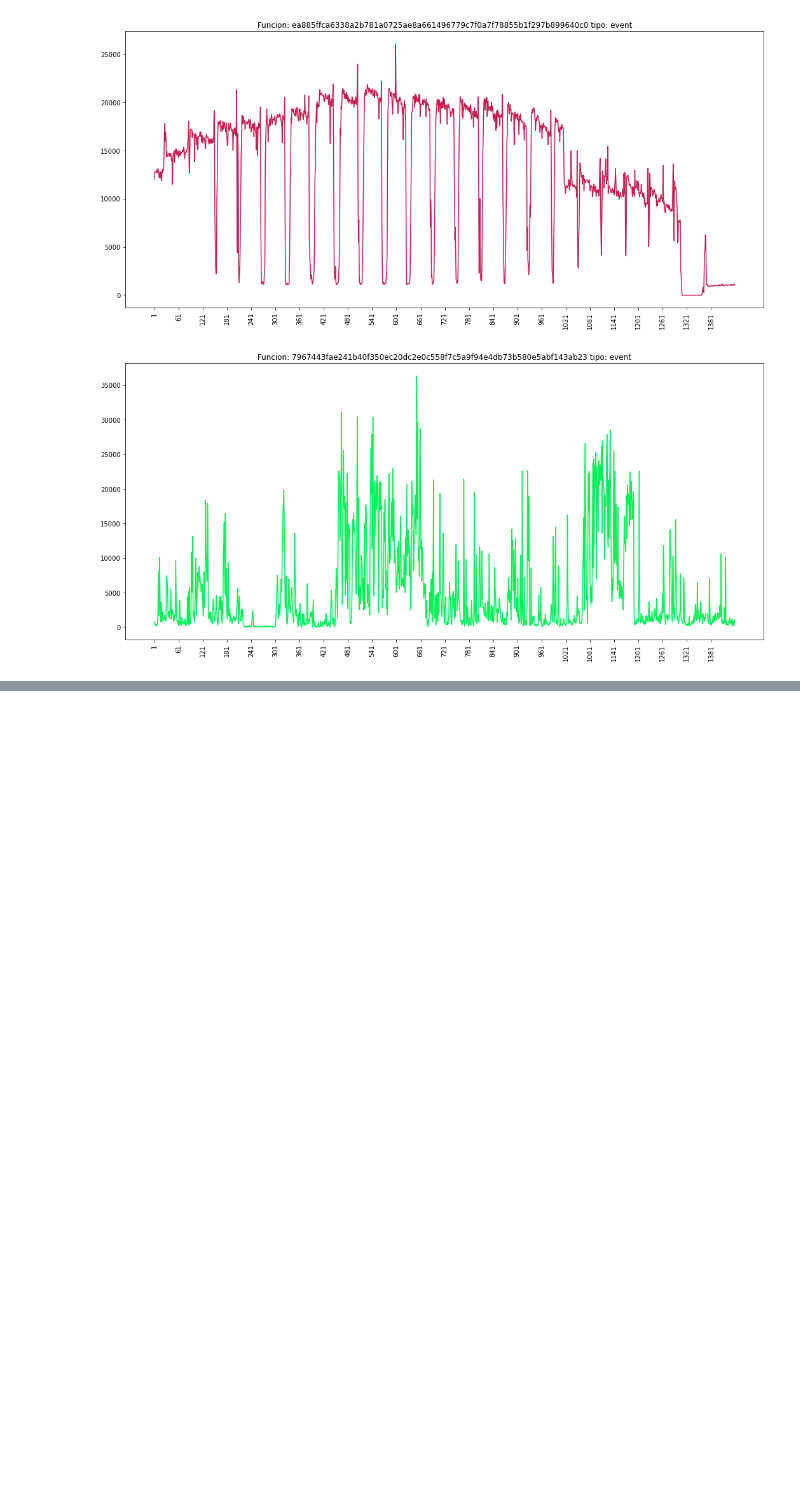
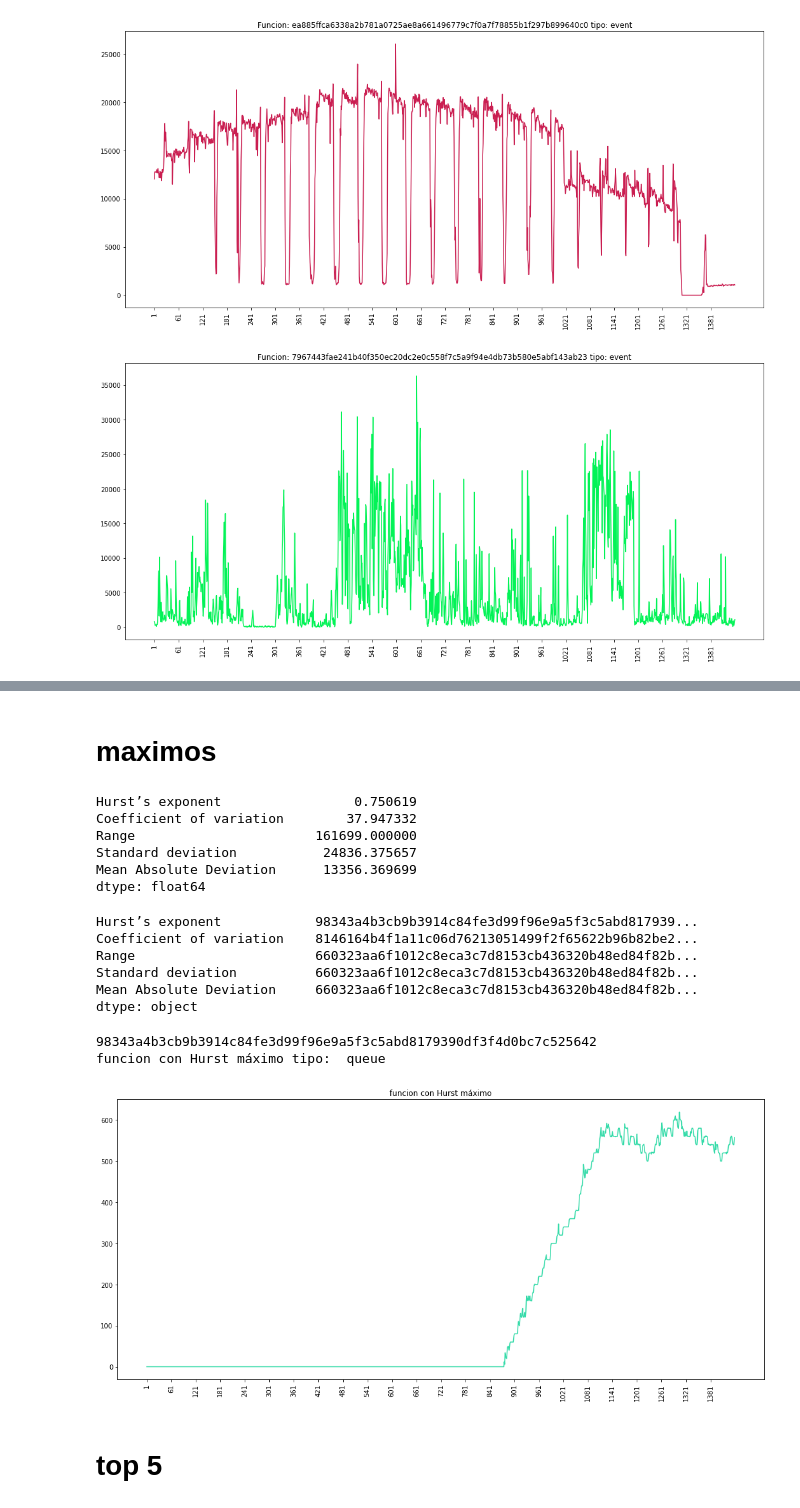
Before and after one commit to robinsonf214/Analisis_CVR, a Jupyter notebook: Preguntas.ipynb, the cells around one changed output, grey strips where cells are left out. Saved outputs shown, nothing was run; the diff lists cells and outputs as text; code cells hidden in the pictures; blank space fills up the shorter version.

```diff
--- a/Preguntas.ipynb
+++ b/Preguntas.ipynb
@@ -448,0 +432,3 @@ mdia = dia.head(6)
+# %%
+dia=dia[~dia.index.isin(descartar)]
+dia
@@ -448,0 +453,3 @@ mdia = dia.head(6)
+# %%
+dia_hurts = dia.drop(['Trigger'], axis = 1).apply(custom_compute_Hc,axis=1)
+dia_hurts
@@ -616,4 +565,0 @@ nan
-# %%
-dia = pd.read_csv("invocations_per_function_md.anon.d05.csv")
-dia.drop(['HashApp', 'HashOwner'], axis = 1, inplace=True)
-dia.set_index('HashFunction',inplace=True)
@@ -800,0 +728,8 @@ for func in funciones_analisis.nlargest(5, 'Mean Absolute Deviation')['HashFunct
+# %%
+# Dia analizado con hurst y 42558 registros
+
+funciones_analisis= pd.concat([dia_hurts,dia_cv, dia_rango, dia_std, dia_mad], axis=1, keys=['Hurst’s exponent','Coefficient of variation','Range','Standard deviation', 'Mean Absolute Deviation'])
+funciones_analisis.insert(0, "HashFunction", funciones_analisis.index)
+funciones_analisis.reset_index(drop=True, inplace = True)
+##funciones_analisis.to_csv("Metricas_desviacion_Funciones.csv",index=False)
+funciones_analisis
@@ -800,0 +750,39 @@ for func in funciones_analisis.nlargest(5, 'Mean Absolute Deviation')['HashFunct
+# %% [markdown]
+# maximos
+# %%
+funciones_analisis.max(axis = 0)
+# %% [output]
+Hurst’s exponent                 0.750619
+Coefficient of variation        37.947332
+Range                       161699.000000
+Standard deviation           24836.375657
+Mean Absolute Deviation      13356.369699
+dtype: float64
+# %%
+funciones_analisis.idxmax()
+# %% [output]
+Hurst’s exponent            98343a4b3cb9b3914c84fe3d99f96e9a5f3c5abd817939...
+Coefficient of variation    8146164b4f1a11c06d76213051499f2f65622b96b82be2...
+Range                       660323aa6f1012c8eca3c7d8153cb436320b48ed84f82b...
+Standard deviation          660323aa6f1012c8eca3c7d8153cb436320b48ed84f82b...
+Mean Absolute Deviation     660323aa6f1012c8eca3c7d8153cb436320b48ed84f82b...
+dtype: object
+# %%
+# funcion con Hurst maximo
+print(funciones_analisis.idxmax()[0])
+print('funcion con Hurst máximo tipo: ',dia.loc[funciones_analisis.idxmax()[0]]['Trigger'])
+plt.figure(figsize=(18,8))
+
+plt.plot(dia.loc[funciones_analisis.idxmax()[0]].drop(['Trigger']), '#35DBA9')
+#plt.xlim(0, 1440)
+#plt.ylim(100000, 650000)
+plt.xticks(np.arange(0, 1440,60))
+plt.xticks(rotation=90)
+plt.title("funcion con Hurst máximo")
+plt.ion()
+# %% [output]
+98343a4b3cb9b3914c84fe3d99f96e9a5f3c5abd8179390df3f4d0bc7c525642
+funcion con Hurst máximo tipo:  queue
+[figure, added]
+# %% [markdown]
+# top 5
```
Also changed, not shown: parts of 56 cells of this notebook.
